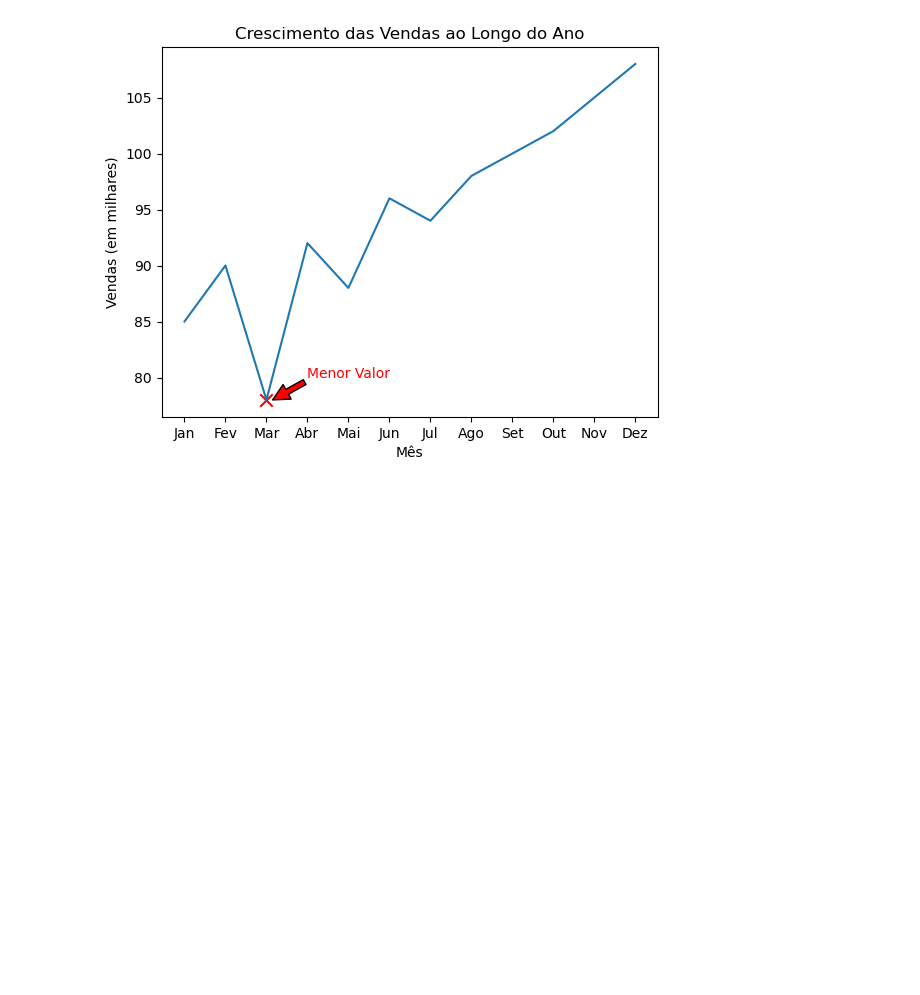
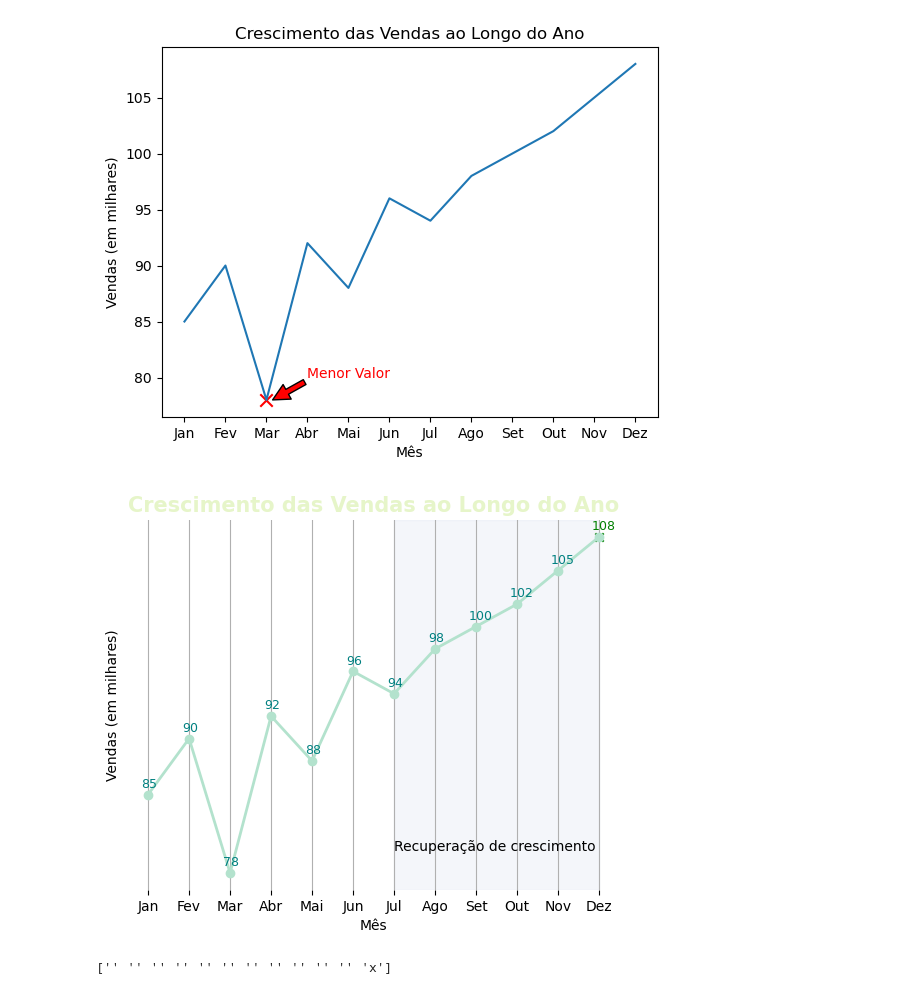
Before and after one commit to Denisryudi/unices, a Jupyter notebook: python_hashtag/p15 matplotlib/09_junção de plt_personalizacao_linhas_parte_1.ipynb, the cells around one changed output. Drawn from its saved outputs; the diff is of its cells as text; code cells hidden in the pictures; blank space fills up the shorter version.

```diff
--- a/python_hashtag/p15 matplotlib/09_junção de plt_personalizacao_linhas_parte_1.ipynb
+++ b/python_hashtag/p15 matplotlib/09_junção de plt_personalizacao_linhas_parte_1.ipynb
@@ -101,3 +112,54 @@ plt.title('Crescimento das Vendas ao Longo do Ano')
 plt.show()
 # %% [output]
 [figure]
+# %%
+import matplotlib.pyplot as plt
+import numpy as np
+from cycler import cycler
+
+meses = ['Jan', 'Fev', 'Mar', 'Abr', 'Mai', 'Jun', 'Jul', 'Ago', 'Set', 'Out', 'Nov', 'Dez']
+vendas = [85, 90, 78, 92, 88, 96, 94, 98, 100, 102, 105, 108]
+marcadores = np.where(vendas == np.max(vendas), 'x', '')
+
+#paleta cpres
+cores = plt.get_cmap('Pastel2').colors
+cycler_colors = cycler('color', cores)
+plt.rc('axes', prop_cycle=cycler_colors)
+
+#gráfico base
+plt.plot(meses, vendas, marker='o', linewidth=2)
+
+# Configurações de estilo de texto
+texto_estilo = {'fontsize': 9}
+
+#marcadores e anotações
+for posicao, marcador in enumerate(marcadores):
+    if marcador == 'x':
+        cor='green'
+    else:
+        cor='teal'
+    plt.scatter(meses[posicao], vendas[posicao], marker=marcador, color=cor)
+    plt.annotate(vendas[posicao], color=cor, xy=(meses[posicao], vendas[posicao]), xytext=(-5, 5), textcoords='offset points', **texto_estilo)
+
+
+
+
+#destaque de região ax= eixo v= vertical span = em uma região . alpha= transparência
+plt.axvspan(6, 11, alpha=0.2, color=cores[2])
+
+plt.text(6, 80, 'Recuperação de crescimento')
+
+plt.box(False)
+plt.tick_params(axis='both', which='major')
+plt.yticks([])
+
+plt.xlabel('Mês')
+plt.ylabel('Vendas (em milhares)')
+plt.title('Crescimento das Vendas ao Longo do Ano', color=cores[4], fontsize=15, weight='bold')
+plt.grid(True)
+plt.show()
+
+print(marcadores)
+# %% [output]
+[figure, added]
+['' '' '' '' '' '' '' '' '' '' '' 'x']
```
Also changed, not shown: parts of 1 cell of this notebook, 1 other file.
